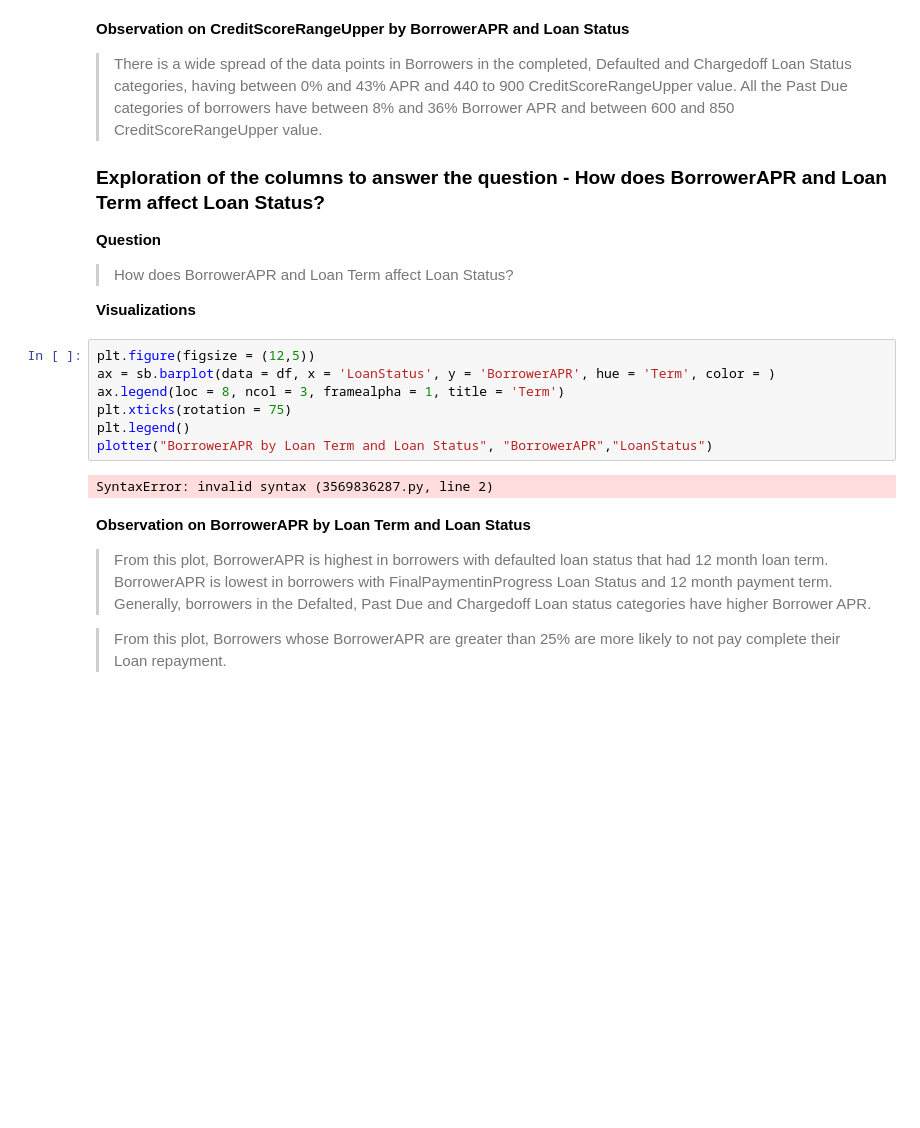
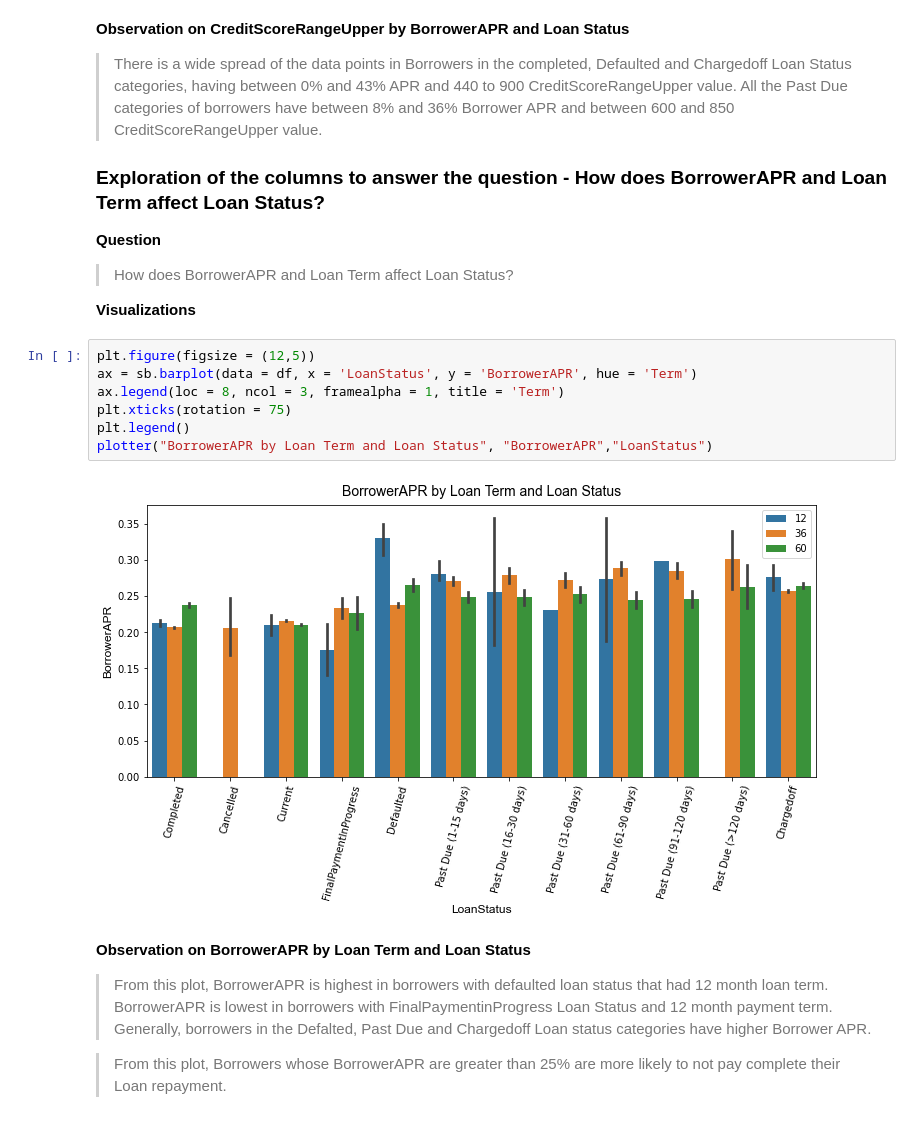
Before and after one commit to spakinrinwa/prosper_loan, a Jupyter notebook: Part_I_Exploration.ipynb, the cells around one changed output. Drawn from its saved outputs; the diff is of its cells as text; blank space fills up the shorter version.

```diff
--- a/Part_I_Exploration.ipynb
+++ b/Part_I_Exploration.ipynb
@@ -944,13 +944,13 @@ g.fig.suptitle("CreditScoreRangeUpper by BorrowerAPR and Loan Status");
 **Visualizations**
 # %%
 plt.figure(figsize = (12,5))
-ax = sb.barplot(data = df, x = 'LoanStatus', y = 'BorrowerAPR', hue = 'Term', color = )
+ax = sb.barplot(data = df, x = 'LoanStatus', y = 'BorrowerAPR', hue = 'Term')
 ax.legend(loc = 8, ncol = 3, framealpha = 1, title = 'Term')
 plt.xticks(rotation = 75)
 plt.legend()
 plotter("BorrowerAPR by Loan Term and Loan Status", "BorrowerAPR","LoanStatus")
 # %% [output]
-SyntaxError: invalid syntax (3569836287.py, line 2)
+[figure, added]
 # %% [markdown]
 **Observation on BorrowerAPR by Loan Term and Loan Status**
 
```
